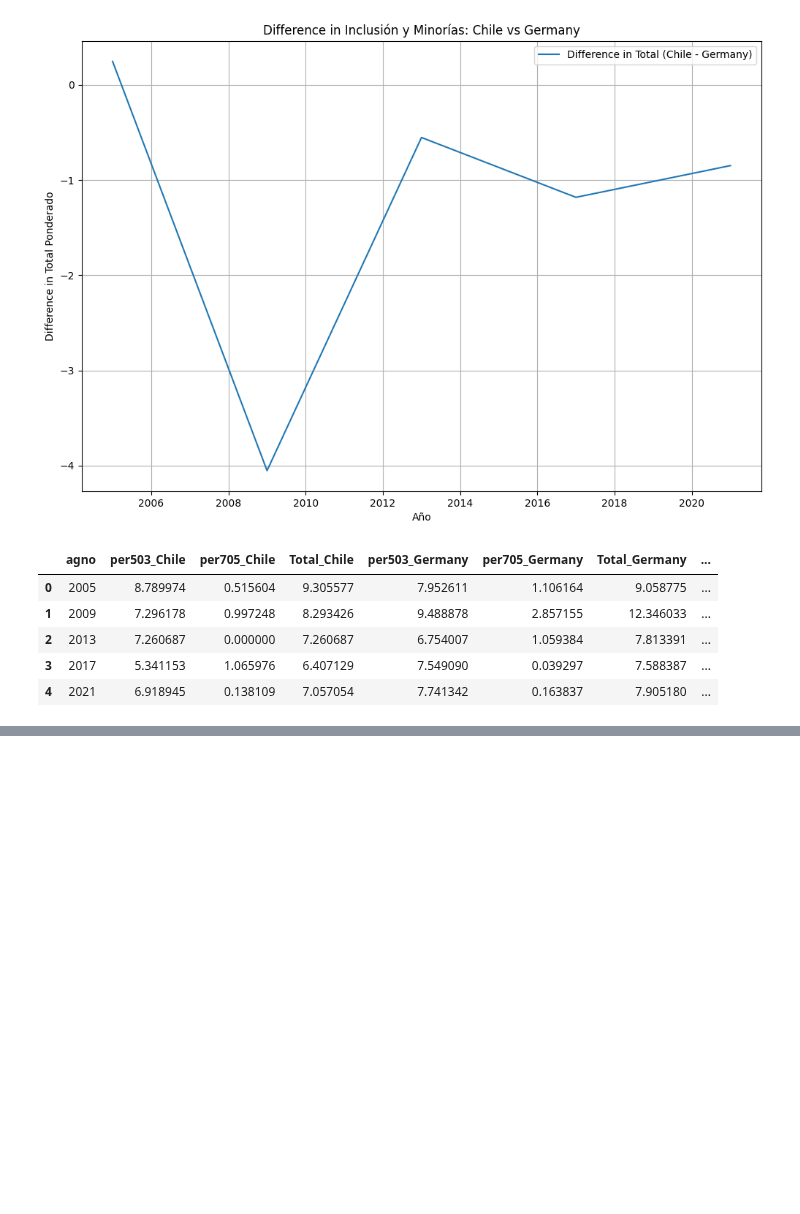
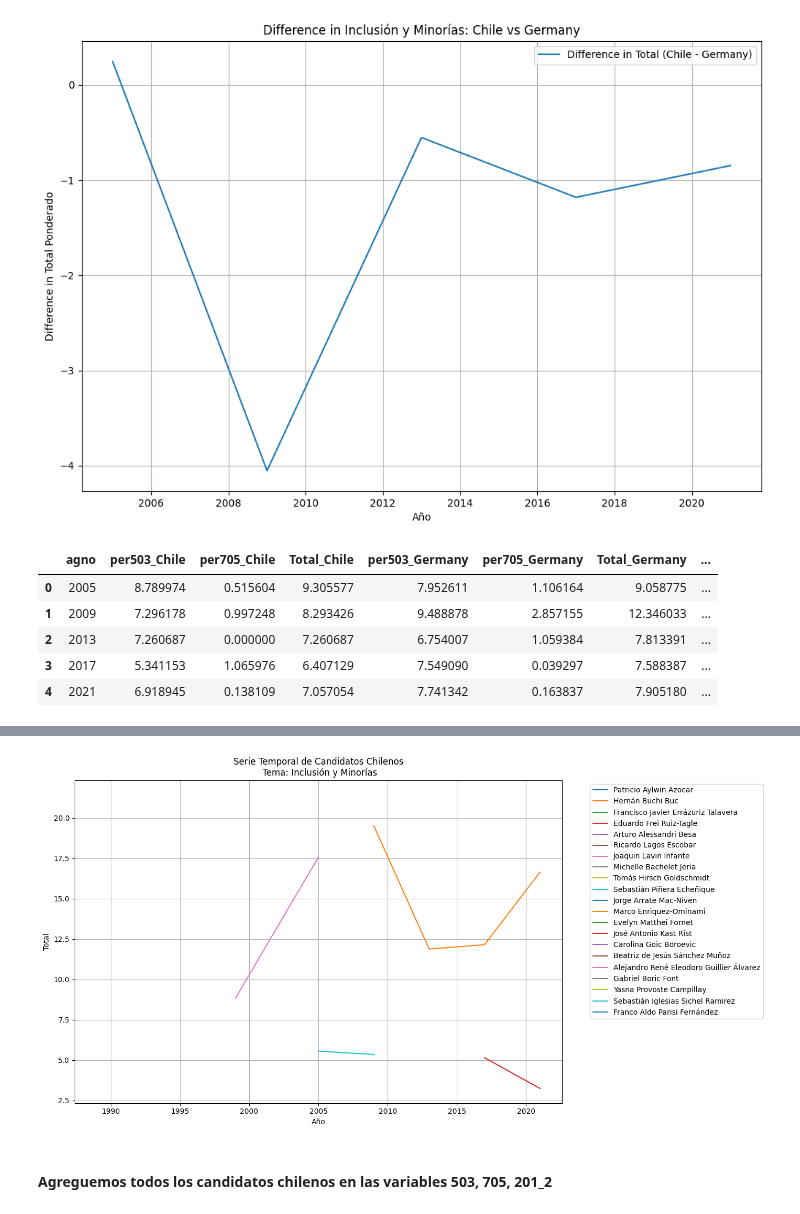
Before and after one commit to MatiasBunsterRaby/Capstone_git, a Jupyter notebook: notebooks/Pruebas_Chile.ipynb, the cells around one changed output, grey strips where cells are left out. Drawn from its saved outputs; the diff is of its cells as text; code cells hidden in the pictures; blank space fills up the shorter version.

```diff
--- a/notebooks/Pruebas_Chile.ipynb
+++ b/notebooks/Pruebas_Chile.ipynb
@@ -208,0 +226,23 @@ df_comparison
+# %%
+# Create list named 'variables'
+variables = ['per503', 'per705', 'per201_2']
+
+# Create dataframe 'df_Chile_serie_temporal' with columns 'agno', 'candidatename', and columns included in list 'variables'
+df_Chile_serie_temporal = df_Chile[['agno', 'candidatename'] + variables]
+
+# Create list 'candidatos_Chile' with unique values of column 'candidatename'
+candidatos_Chile = df_Chile['candidatename'].unique()
+
+# Create dataframe 'df_Chile_serie' with columns 'agno' and columns with the names in 'candidatos_Chile'
+df_Chile_serie = pd.DataFrame({'agno': df_Chile['agno'].unique()})
+for candidato in candidatos_Chile:
+    df_Chile_serie[candidato] = np.nan
+
+# Add column 'Total' to 'df_Chile_serie_temporal' with the sum of columns different from 'agno' and 'candidatename'
+df_Chile_serie_temporal['Total'] = df_Chile_serie_temporal[variables].sum(axis=1)
+
+# Fill 'df_Chile_serie' with values in column 'Total' of 'df_Chile_serie_temporal', for each 'agno' and 'candidatename'
+for _, row in df_Chile_serie_temporal.iterrows():
+    df_Chile_serie.loc[df_Chile_serie['agno'] == row['agno'], row['candidatename']] = row['Total']
+
+df_Chile_serie
@@ -208,0 +265,17 @@ df_comparison
+# %%
+plt.figure(figsize=(12, 8))
+
+# Plot each candidate's 'Total' over the years
+for candidato in df_Chile_serie.columns[1:]:
+    plt.plot(df_Chile_serie['agno'], df_Chile_serie[candidato], label=candidato)
+
+plt.xlabel('Año')
+plt.ylabel('Total')
+plt.title('Serie Temporal de Candidatos Chilenos\n Tema: Inclusión y Minorías')
+plt.legend(bbox_to_anchor=(1.05, 1), loc='upper left')
+plt.grid(True)
+plt.show()
+# %% [output]
+[figure, added]
+# %% [markdown]
+#### Agreguemos todos los candidatos chilenos en las variables 503, 705, 201_2
```
Also changed, not shown: parts of 10 cells of this notebook, 6 other files.
